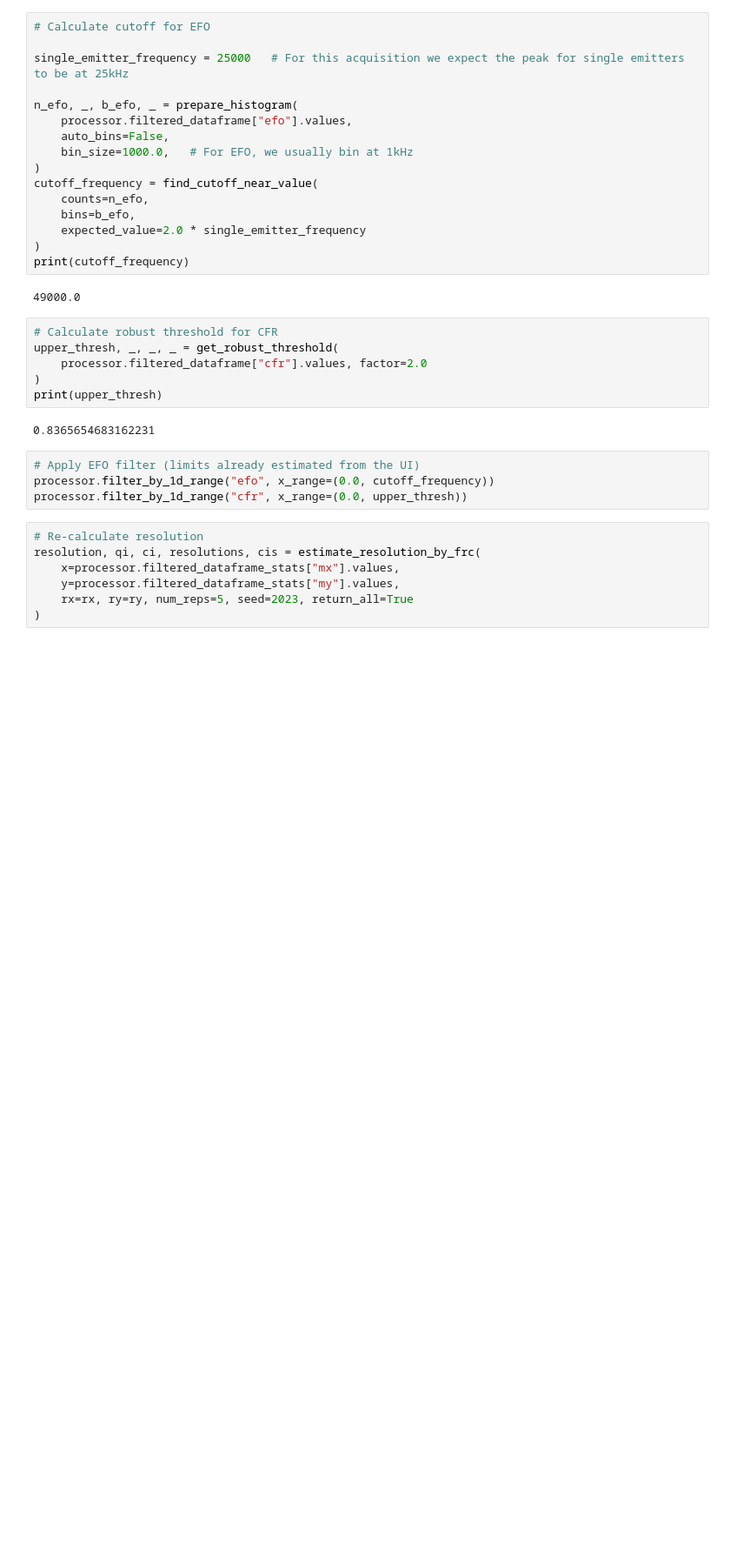
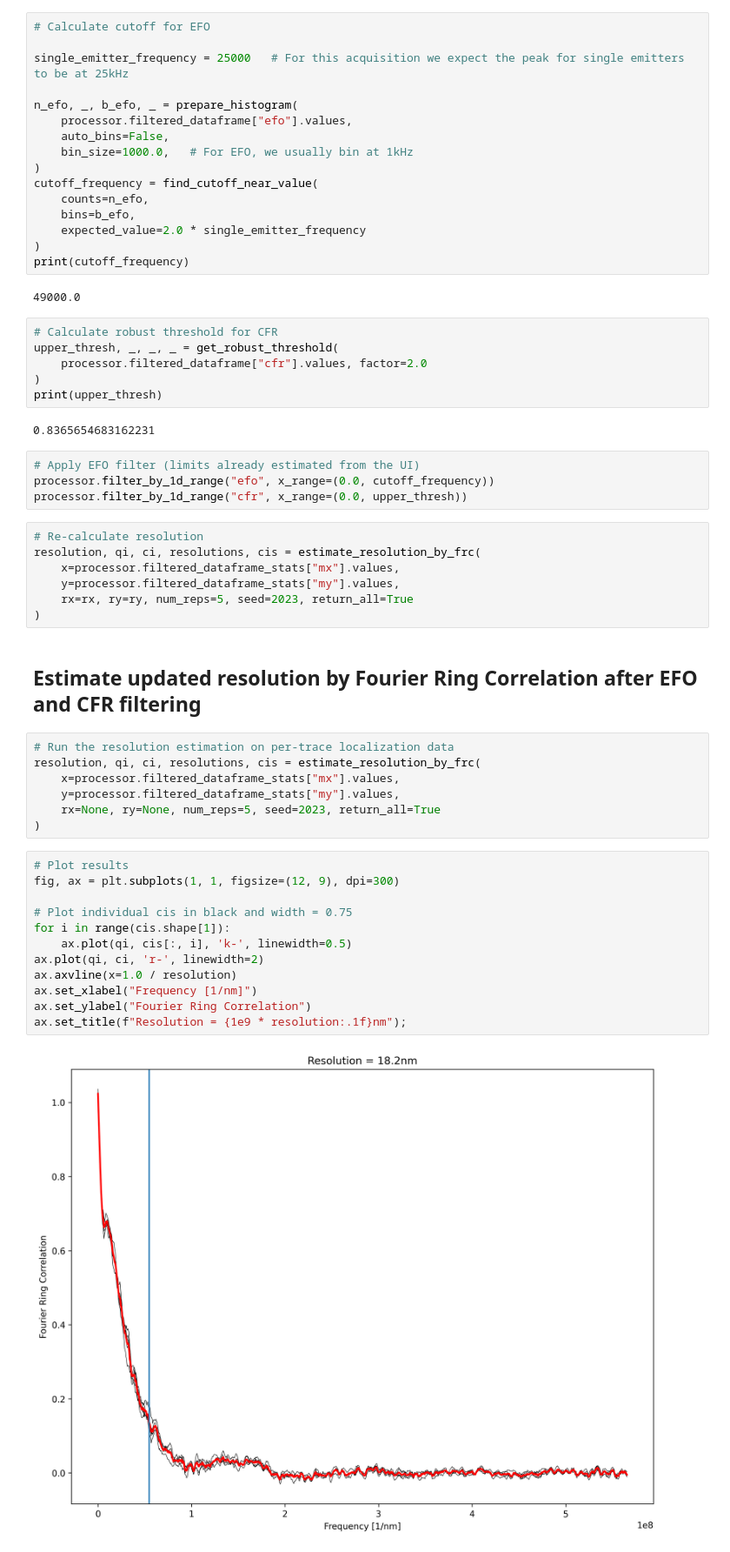
Before and after one commit to bsse-scf/pyMINFLUX, a Jupyter notebook: examples/processing.ipynb, the cells around one changed output. Shown at 87% size. Saved outputs shown, nothing was run; the diff lists cells and outputs as text; blank space fills up the shorter version.

```diff
--- a/examples/processing.ipynb
+++ b/examples/processing.ipynb
@@ -160,3 +158,26 @@ resolution, qi, ci, resolutions, cis = estimate_resolution_by_frc(
     y=processor.filtered_dataframe_stats["my"].values,
     rx=rx, ry=ry, num_reps=5, seed=2023, return_all=True
 )
+# %% [markdown]
+## Estimate updated resolution by Fourier Ring Correlation after EFO and CFR filtering
+# %%
+# Run the resolution estimation on per-trace localization data
+resolution, qi, ci, resolutions, cis = estimate_resolution_by_frc(
+    x=processor.filtered_dataframe_stats["mx"].values,
+    y=processor.filtered_dataframe_stats["my"].values,
+    rx=None, ry=None, num_reps=5, seed=2023, return_all=True
+)
+# %%
+# Plot results
+fig, ax = plt.subplots(1, 1, figsize=(12, 9), dpi=300)
+
+# Plot individual cis in black and width = 0.75
+for i in range(cis.shape[1]):
+    ax.plot(qi, cis[:, i], 'k-', linewidth=0.5)
+ax.plot(qi, ci, 'r-', linewidth=2)
+ax.axvline(x=1.0 / resolution)
+ax.set_xlabel("Frequency [1/nm]")
+ax.set_ylabel("Fourier Ring Correlation")
+ax.set_title(f"Resolution = {1e9 * resolution:.1f}nm");
+# %% [output]
+[figure, added]
```
Also changed, not shown: parts of 3 cells of this notebook.
